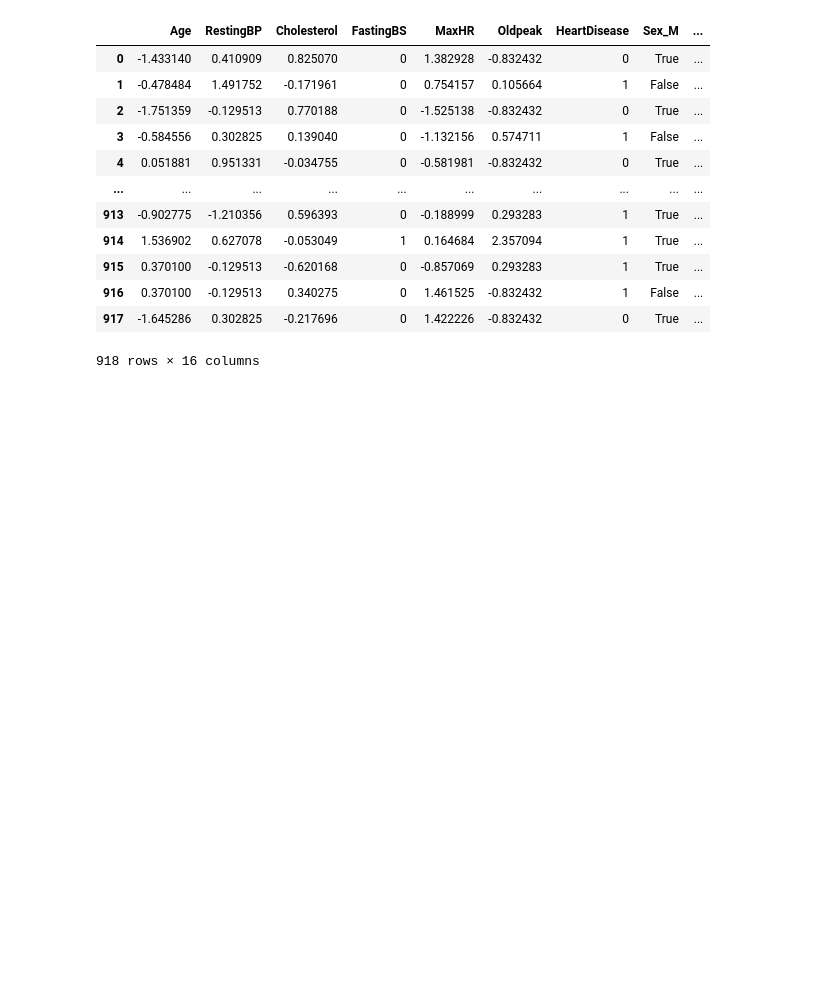
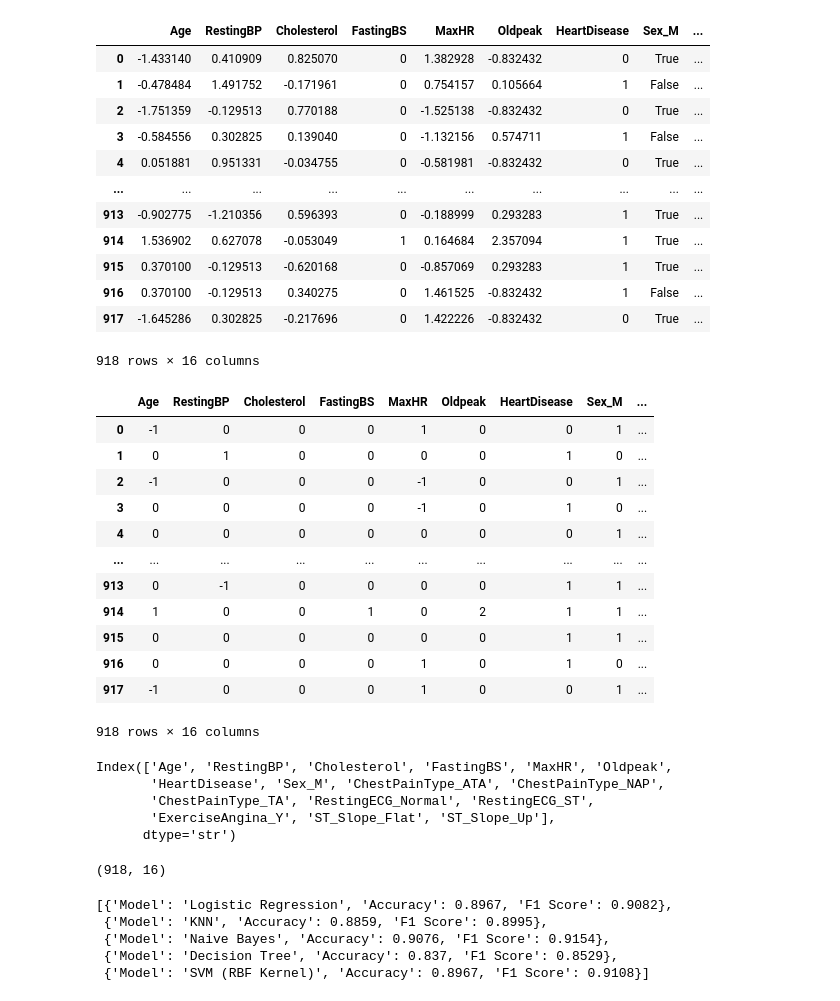
Before and after one commit to saubhagya7dev/Machine_learning, a Jupyter notebook: Practice/Heart_prediction_model/Heart_prediction.ipynb, the cells around one changed output. Saved outputs shown, nothing was run; the diff lists cells and outputs as text; code cells hidden in the pictures; blank space fills up the shorter version.

Commit message:
Heart_problem Multi Model predictor

```diff
--- a/Practice/Heart_prediction.ipynb
+++ b/Practice/Heart_prediction_model/Heart_prediction.ipynb
@@ -194,5 +194,5 @@ df.head()
 | 3 | 48 | F | ASY | 138 | 214 | 0 | Normal | 108 | ... |
 | 4 | 54 | M | NAP | 150 | 195 | 0 | Normal | 122 | ... |
 # %%
-df_encode = pd.get_dummies(df,drop_first=True)
+df_encoded = pd.get_dummies(df,drop_first=True)
 # %%
@@ -219,8 +219,8 @@ df_encode.shape
 from sklearn.preprocessing import StandardScaler
 numerical_cols = ['Age', 'RestingBP', 'Cholesterol', 'MaxHR', 'Oldpeak']
 scaler = StandardScaler()
-df_encode[numerical_cols] = scaler.fit_transform(df_encode[numerical_cols])
-df_encode
+df_encoded[numerical_cols] = scaler.fit_transform(df_encoded[numerical_cols])
+df_encoded
 # %% [output]
 |  | Age | RestingBP | Cholesterol | FastingBS | MaxHR | Oldpeak | HeartDisease | Sex_M | ... |
 | 0 | -1.433140 | 0.410909 | 0.825070 | 0 | 1.382928 | -0.832432 | 0 | True | ... |
@@ -235,3 +235,33 @@ df_encode
 | 916 | 0.370100 | -0.129513 | 0.340275 | 0 | 1.461525 | -0.832432 | 1 | False | ... |
 | 917 | -1.645286 | 0.302825 | -0.217696 | 0 | 1.422226 | -0.832432 | 0 | True | ... |
 918 rows × 16 columns
+# %%
+df_encoded = df_encoded.astype(int)
+# %%
+df_encoded
+# %% [output]
+|  | Age | RestingBP | Cholesterol | FastingBS | MaxHR | Oldpeak | HeartDisease | Sex_M | ... |
+| 0 | -1 | 0 | 0 | 0 | 1 | 0 | 0 | 1 | ... |
+| 1 | 0 | 1 | 0 | 0 | 0 | 0 | 1 | 0 | ... |
+| 2 | -1 | 0 | 0 | 0 | -1 | 0 | 0 | 1 | ... |
+| 3 | 0 | 0 | 0 | 0 | -1 | 0 | 1 | 0 | ... |
+| 4 | 0 | 0 | 0 | 0 | 0 | 0 | 0 | 1 | ... |
+| ... | ... | ... | ... | ... | ... | ... | ... | ... | ... |
+| 913 | 0 | -1 | 0 | 0 | 0 | 0 | 1 | 1 | ... |
+| 914 | 1 | 0 | 0 | 1 | 0 | 2 | 1 | 1 | ... |
+| 915 | 0 | 0 | 0 | 0 | 0 | 0 | 1 | 1 | ... |
+| 916 | 0 | 0 | 0 | 0 | 1 | 0 | 1 | 0 | ... |
+| 917 | -1 | 0 | 0 | 0 | 1 | 0 | 0 | 1 | ... |
+918 rows × 16 columns
+# %%
+df_encoded.columns
+# %% [output]
+Index(['Age', 'RestingBP', 'Cholesterol', 'FastingBS', 'MaxHR', 'Oldpeak',
+       'HeartDisease', 'Sex_M', 'ChestPainType_ATA', 'ChestPainType_NAP',
+       'ChestPainType_TA', 'RestingECG_Normal', 'RestingECG_ST',
+       'ExerciseAngina_Y', 'ST_Slope_Flat', 'ST_Slope_Up'],
+      dtype='str')
+# %%
+df_encoded.shape
+# %% [output]
+(918, 16)
@@ -237,0 +308,8 @@ df_encode
+# %%
+results
+# %% [output]
+[{'Model': 'Logistic Regression', 'Accuracy': 0.8967, 'F1 Score': 0.9082},
+ {'Model': 'KNN', 'Accuracy': 0.8859, 'F1 Score': 0.8995},
+ {'Model': 'Naive Bayes', 'Accuracy': 0.9076, 'F1 Score': 0.9154},
+ {'Model': 'Decision Tree', 'Accuracy': 0.837, 'F1 Score': 0.8529},
+ {'Model': 'SVM (RBF Kernel)', 'Accuracy': 0.8967, 'F1 Score': 0.9108}]
```
Also changed, not shown: parts of 12 cells of this notebook, 8 other files.
